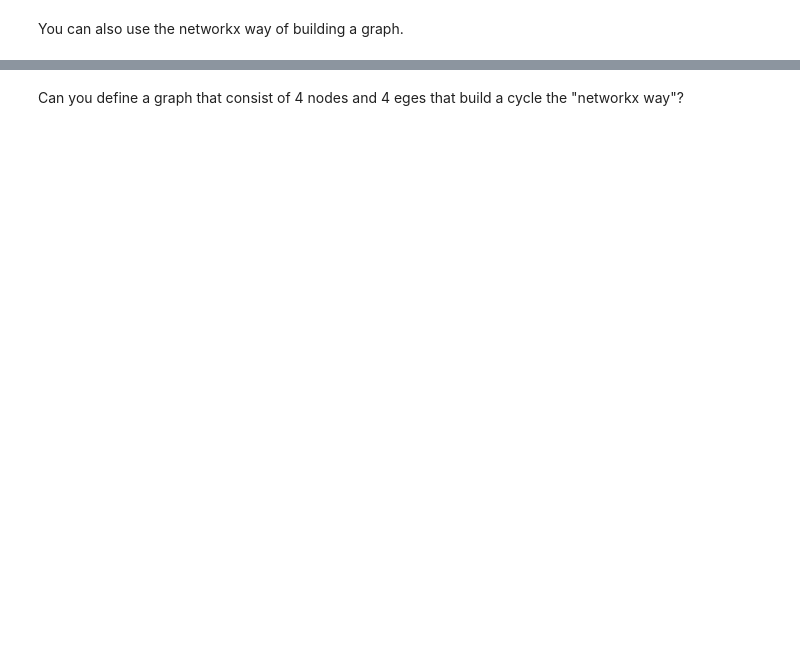
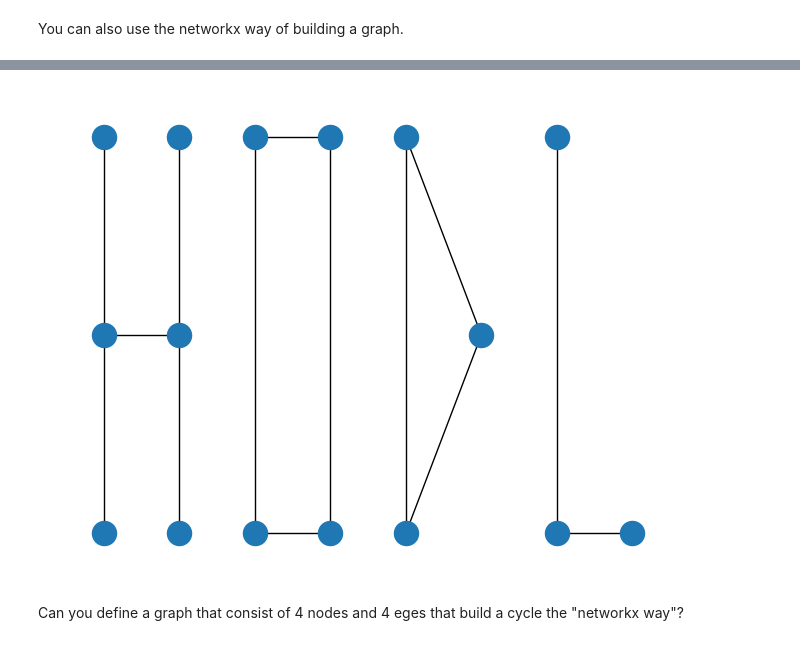
Before and after one commit to maxtost10/Hands-on-Deep-Learning, a Jupyter notebook: HODL_Graph_Neural_Networks.ipynb, the cells around one changed output, grey strips where cells are left out. Saved outputs shown, nothing was run; the diff lists cells and outputs as text; code cells hidden in the pictures; blank space fills up the shorter version.

```diff
--- a/HODL_Graph_Neural_Networks.ipynb
+++ b/HODL_Graph_Neural_Networks.ipynb
@@ -478,34 +490,37 @@ nx.draw(G2)
 # %%
 import networkx as nx
 
 G = nx.Graph()
 G.add_edge(0,1)
 G.add_edge(1,2)
 G.add_edge(1,3)
 G.add_edge(3,4)
 G.add_edge(3,5)
 
 G.add_edge(6,7)
 G.add_edge(7,8)
 G.add_edge(8,9)
 G.add_edge(9,6)
 
 G.add_edge(10,11)
 G.add_edge(11,12)
 G.add_edge(12,10)
 
 # TODO: add the 'L' for HODL add 3 nodes 13,14,15 to the graph to make the L
-# G.add ....
+G.add_edge(13, 14)
+G.add_edge(14, 15)
 
 
 {0: (0,0)}
 
 pos = {0: (0,1),1: (0,0),2: (0,-1),3: (1,0),4: (1,1),5: (1,-1),
        6: (2,-1),7: (3,-1),8: (3,1),9: (2,1),
        10: (4,-1),11: (4,1),12: (5,0),
        13: (6,1),14: (6,-1),15: (7,-1)}
 
 nx.draw(G, pos = pos)
+# %% [output]
+[figure, added]
 # %% [markdown]
 Can you define a graph that consist of 4 nodes and 4 eges that build a cycle the "networkx way"?
 # %%
```
Also changed, not shown: parts of 27 cells of this notebook.
